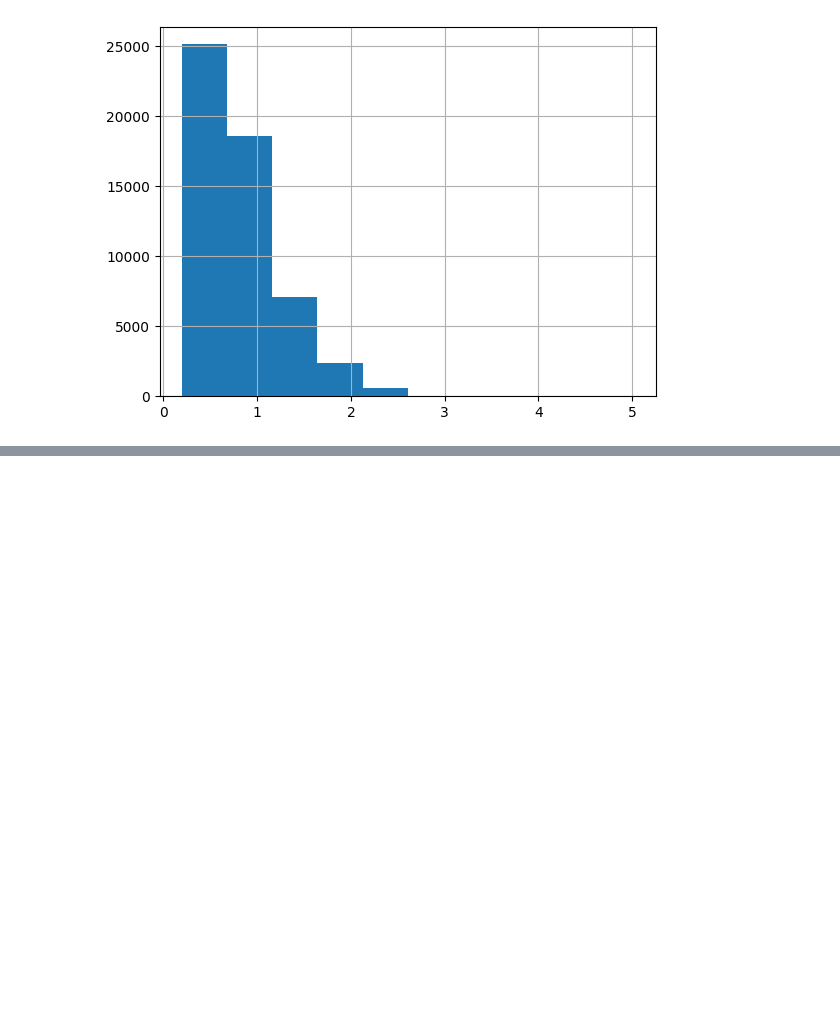
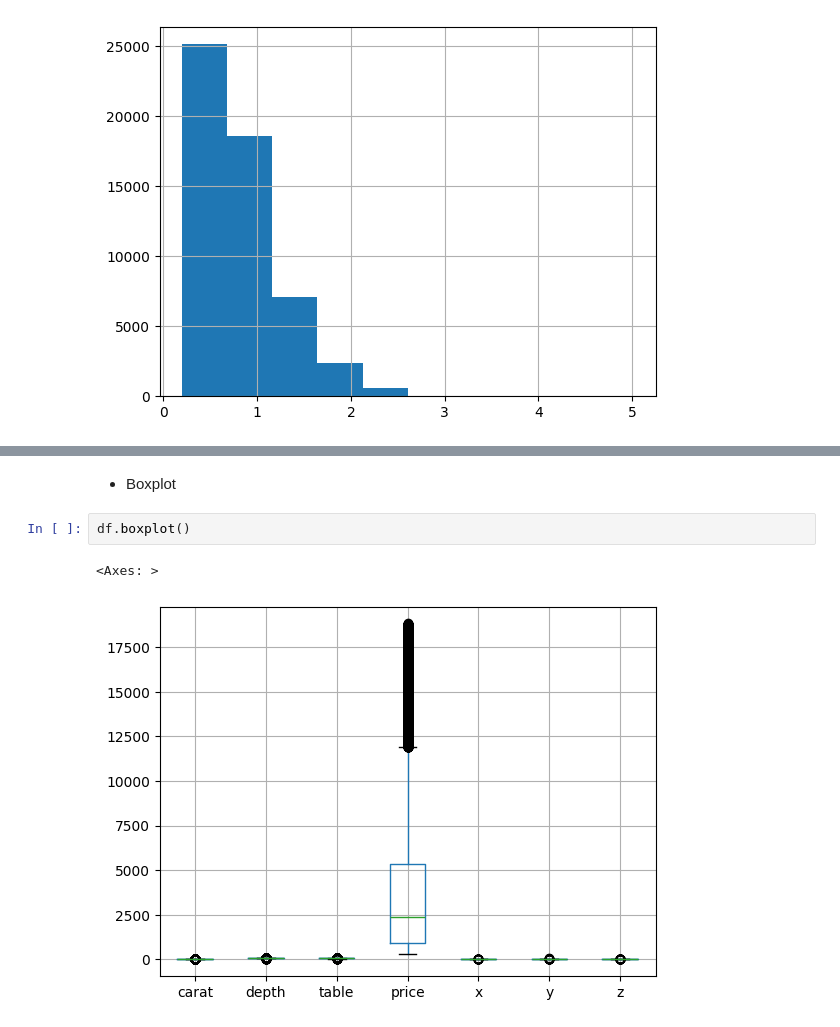
Before and after one commit to Javacream/org.javacream.training.python, a Jupyter notebook: analysis/diamonds/diamonds.ipynb, the cells around one changed output, grey strips where cells are left out. Drawn from its saved outputs; the diff is of its cells as text; blank space fills up the shorter version.

```diff
--- a/analysis/diamonds/diamonds.ipynb
+++ b/analysis/diamonds/diamonds.ipynb
@@ -124,0 +130,7 @@ df['carat'].hist()
+# %% [markdown]
+* Boxplot
+# %%
+df.boxplot()
+# %% [output]
+<Axes: >
+[figure, added]
```
Also changed, not shown: parts of 3 cells of this notebook.
